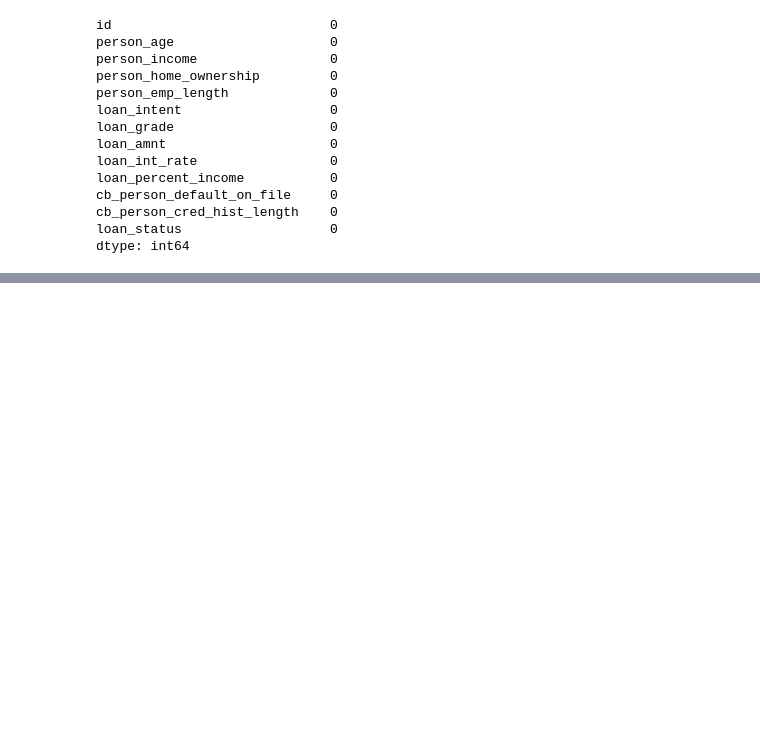
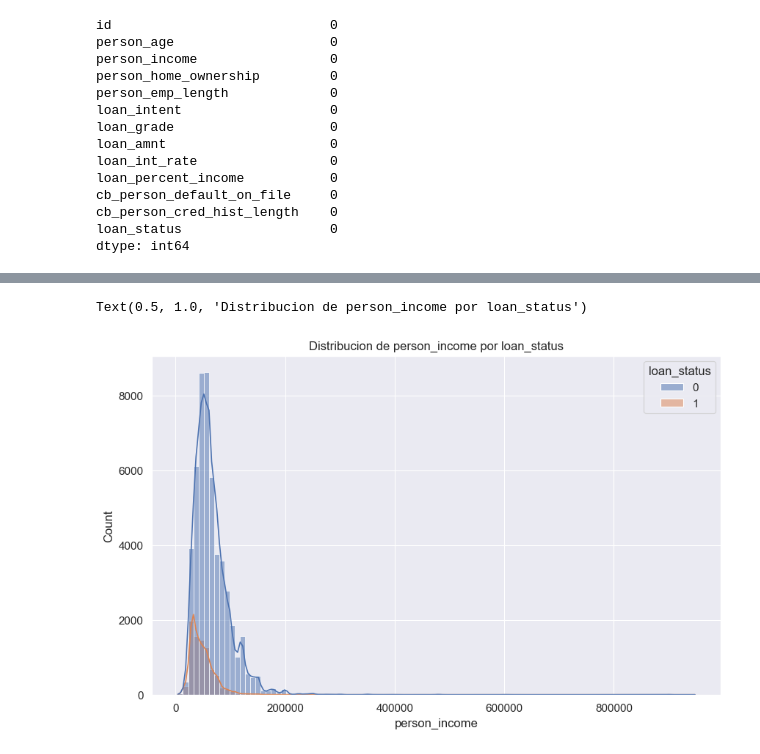
Before and after one commit to Pericsen/loan-approval-prediction, a Jupyter notebook: loan.ipynb, the cells around one changed output, grey strips where cells are left out. Saved outputs shown, nothing was run; the diff lists cells and outputs as text; code cells hidden in the pictures; blank space fills up the shorter version.

```diff
--- a/loan.ipynb
+++ b/loan.ipynb
@@ -74,0 +74,10 @@ plt.show()
+# %%
+train = train[(train['person_income'] < 1000000) & (train['person_age'] < 100) & (train['person_emp_length'] < 100)] # Eliminamos los outliers extremos
+train.reset_index(inplace=True, drop=True)
+# %%
+plt.figure(figsize=(10,6))
+sns.histplot(data=train, x='person_income', hue='loan_status', bins=100, kde=True)
+plt.title('Distribucion de person_income por loan_status') # Podemos remover los casos con income > 1000000 ya que no afectaria a la distribucion y lo podemos considerar un outlier extremo
+# %% [output]
+Text(0.5, 1.0, 'Distribucion de person_income por loan_status')
+[figure, added]
```
Also changed, not shown: parts of 19 cells of this notebook, 13 other files.
